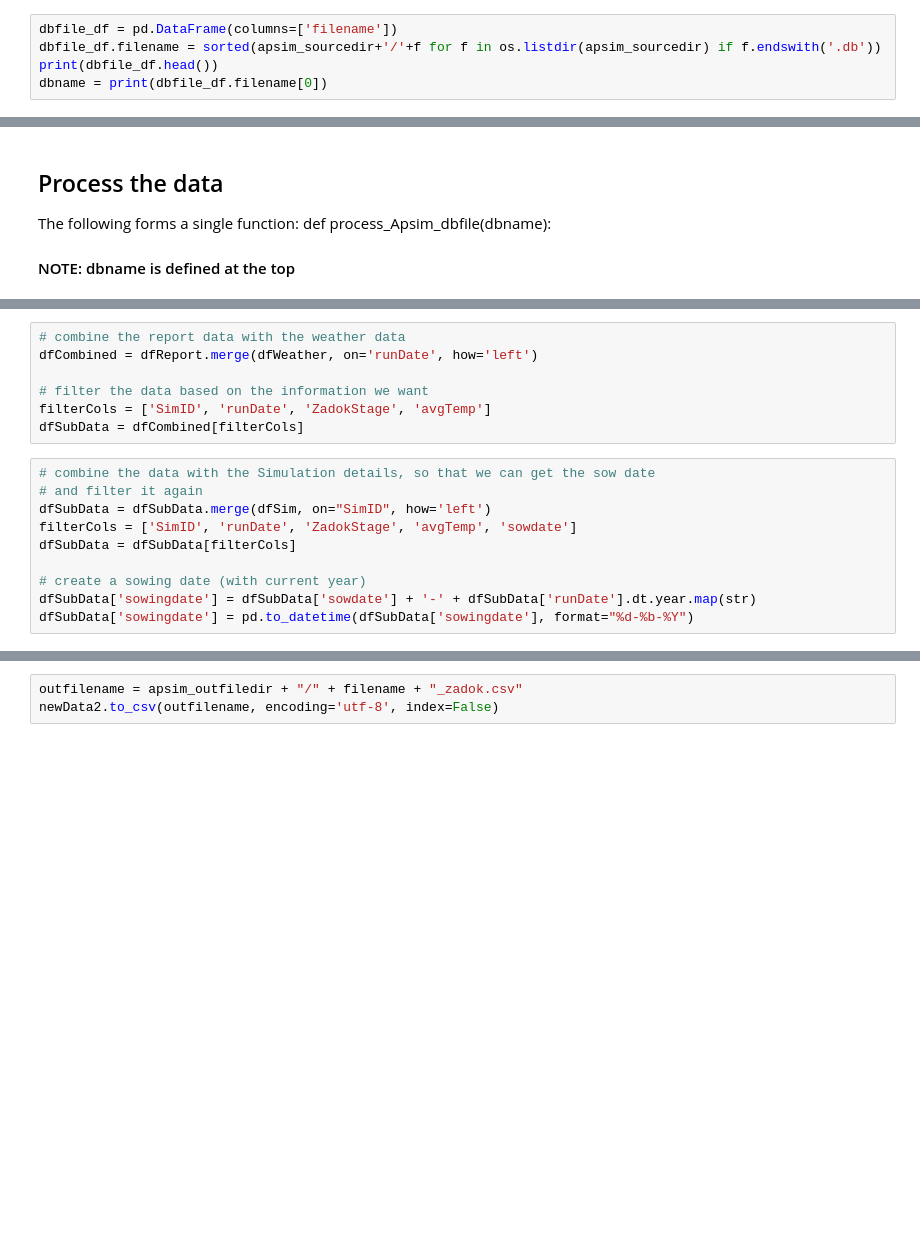
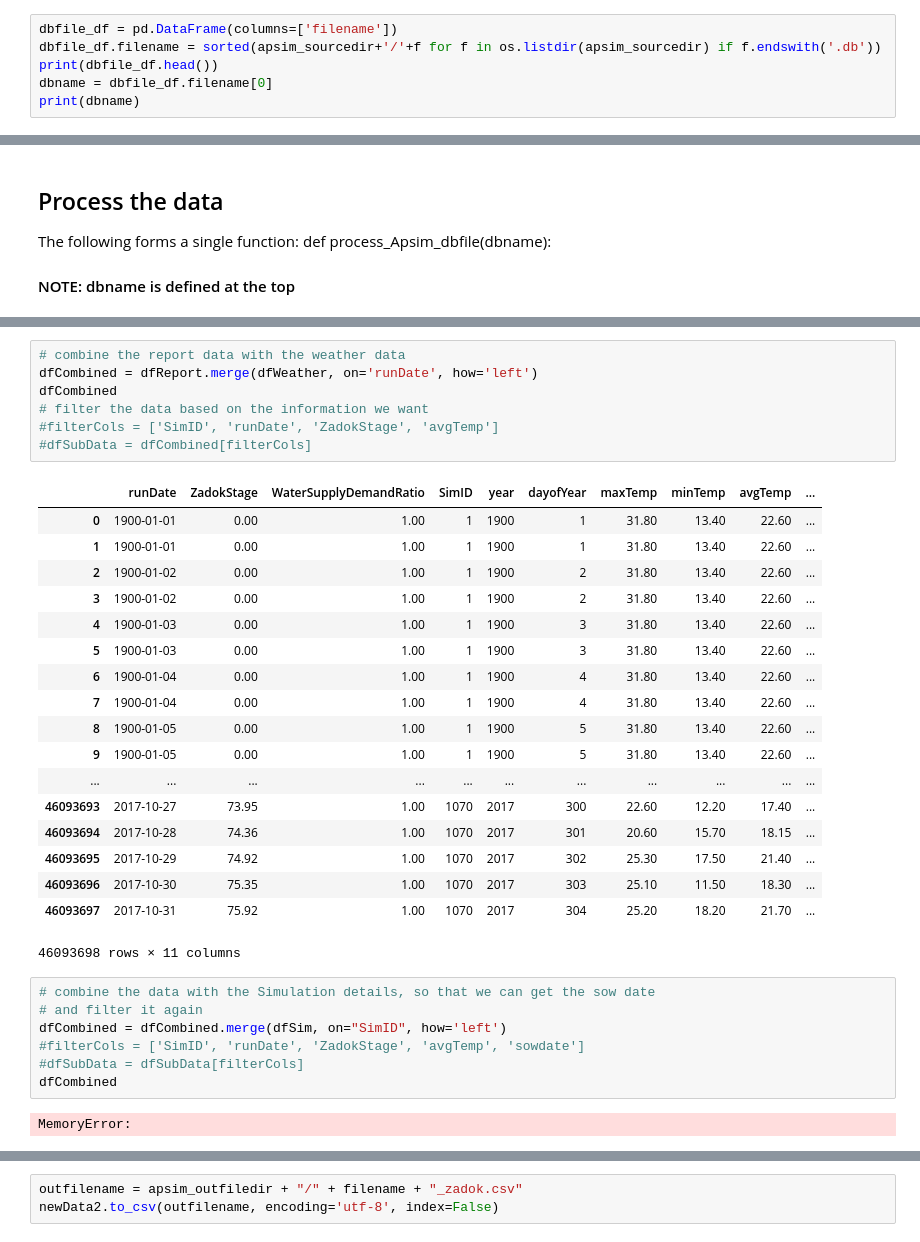
Before and after one commit to cla473/AG_WHEATTEMP, a Jupyter notebook: scripts/Apsim_ProcessPhases.ipynb, the cells around one changed output, grey strips where cells are left out. Drawn from its saved outputs; the diff is of its cells as text; blank space fills up the shorter version.

```diff
--- a/scripts/Apsim_ProcessPhases.ipynb
+++ b/scripts/Apsim_ProcessPhases.ipynb
@@ -20,4 +20,5 @@ metfile_sourcedir = "/OSM/CBR/AG_WHEATTEMP/work/ApsimNG-test/APSIM_run/met"
 dbfile_df = pd.DataFrame(columns=['filename'])
 dbfile_df.filename = sorted(apsim_sourcedir+'/'+f for f in os.listdir(apsim_sourcedir) if f.endswith('.db'))
 print(dbfile_df.head())
-dbname = print(dbfile_df.filename[0])
+dbname = dbfile_df.filename[0]
+print(dbname)
@@ -170,17 +215,35 @@ dfReport = get_report_details(dbname)
 # %%
 # combine the report data with the weather data
 dfCombined = dfReport.merge(dfWeather, on='runDate', how='left')
-
+dfCombined
 # filter the data based on the information we want
-filterCols = ['SimID', 'runDate', 'ZadokStage', 'avgTemp']
-dfSubData = dfCombined[filterCols]
+#filterCols = ['SimID', 'runDate', 'ZadokStage', 'avgTemp']
+#dfSubData = dfCombined[filterCols]
+# %% [output]
+|  | runDate | ZadokStage | WaterSupplyDemandRatio | SimID | year | dayofYear | maxTemp | minTemp | avgTemp | ... |
+| 0 | 1900-01-01 | 0.00 | 1.00 | 1 | 1900 | 1 | 31.80 | 13.40 | 22.60 | ... |
+| 1 | 1900-01-01 | 0.00 | 1.00 | 1 | 1900 | 1 | 31.80 | 13.40 | 22.60 | ... |
+| 2 | 1900-01-02 | 0.00 | 1.00 | 1 | 1900 | 2 | 31.80 | 13.40 | 22.60 | ... |
+| 3 | 1900-01-02 | 0.00 | 1.00 | 1 | 1900 | 2 | 31.80 | 13.40 | 22.60 | ... |
+| 4 | 1900-01-03 | 0.00 | 1.00 | 1 | 1900 | 3 | 31.80 | 13.40 | 22.60 | ... |
+| 5 | 1900-01-03 | 0.00 | 1.00 | 1 | 1900 | 3 | 31.80 | 13.40 | 22.60 | ... |
+| 6 | 1900-01-04 | 0.00 | 1.00 | 1 | 1900 | 4 | 31.80 | 13.40 | 22.60 | ... |
+| 7 | 1900-01-04 | 0.00 | 1.00 | 1 | 1900 | 4 | 31.80 | 13.40 | 22.60 | ... |
+| 8 | 1900-01-05 | 0.00 | 1.00 | 1 | 1900 | 5 | 31.80 | 13.40 | 22.60 | ... |
+| 9 | 1900-01-05 | 0.00 | 1.00 | 1 | 1900 | 5 | 31.80 | 13.40 | 22.60 | ... |
+| ... | ... | ... | ... | ... | ... | ... | ... | ... | ... | ... |
+| 46093693 | 2017-10-27 | 73.95 | 1.00 | 1070 | 2017 | 300 | 22.60 | 12.20 | 17.40 | ... |
+| 46093694 | 2017-10-28 | 74.36 | 1.00 | 1070 | 2017 | 301 | 20.60 | 15.70 | 18.15 | ... |
+| 46093695 | 2017-10-29 | 74.92 | 1.00 | 1070 | 2017 | 302 | 25.30 | 17.50 | 21.40 | ... |
+| 46093696 | 2017-10-30 | 75.35 | 1.00 | 1070 | 2017 | 303 | 25.10 | 11.50 | 18.30 | ... |
+| 46093697 | 2017-10-31 | 75.92 | 1.00 | 1070 | 2017 | 304 | 25.20 | 18.20 | 21.70 | ... |
+46093698 rows × 11 columns
 # %%
 # combine the data with the Simulation details, so that we can get the sow date
 # and filter it again
-dfSubData = dfSubData.merge(dfSim, on="SimID", how='left')
-filterCols = ['SimID', 'runDate', 'ZadokStage', 'avgTemp', 'sowdate']
-dfSubData = dfSubData[filterCols]
-
-# create a sowing date (with current year)
-dfSubData['sowingdate'] = dfSubData['sowdate'] + '-' + dfSubData['runDate'].dt.year.map(str)
-dfSubData['sowingdate'] = pd.to_datetime(dfSubData['sowingdate'], format="%d-%b-%Y")
+dfCombined = dfCombined.merge(dfSim, on="SimID", how='left')
+#filterCols = ['SimID', 'runDate', 'ZadokStage', 'avgTemp', 'sowdate']
+#dfSubData = dfSubData[filterCols]
+dfCombined
+# %% [output]
+MemoryError:
```
Also changed, not shown: parts of 18 cells of this notebook.
